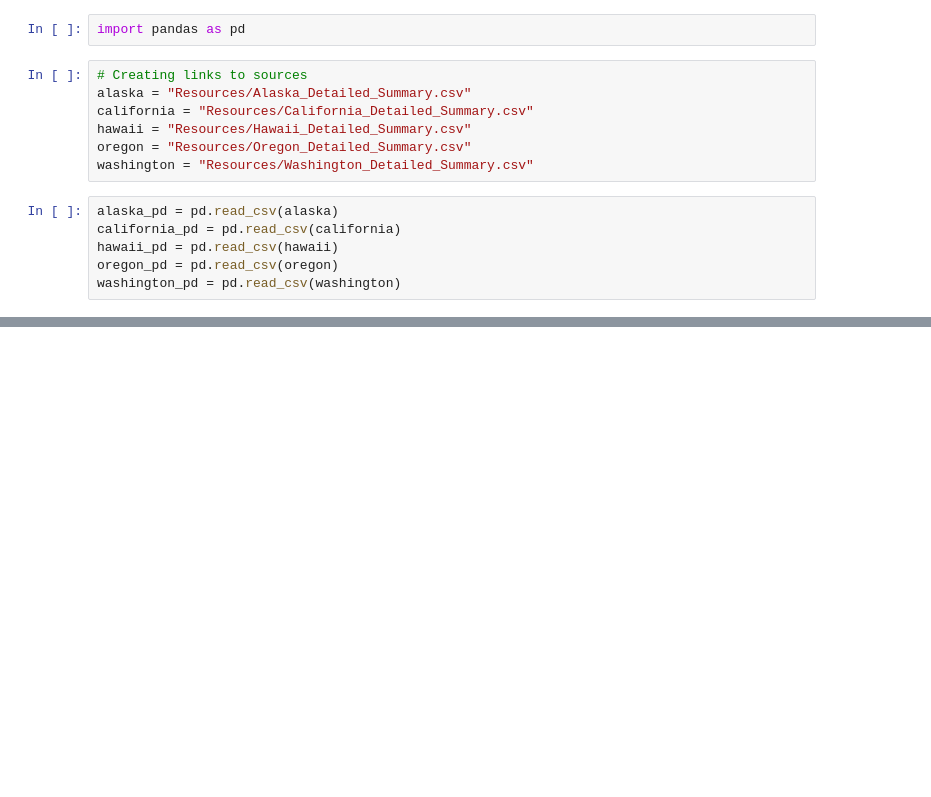
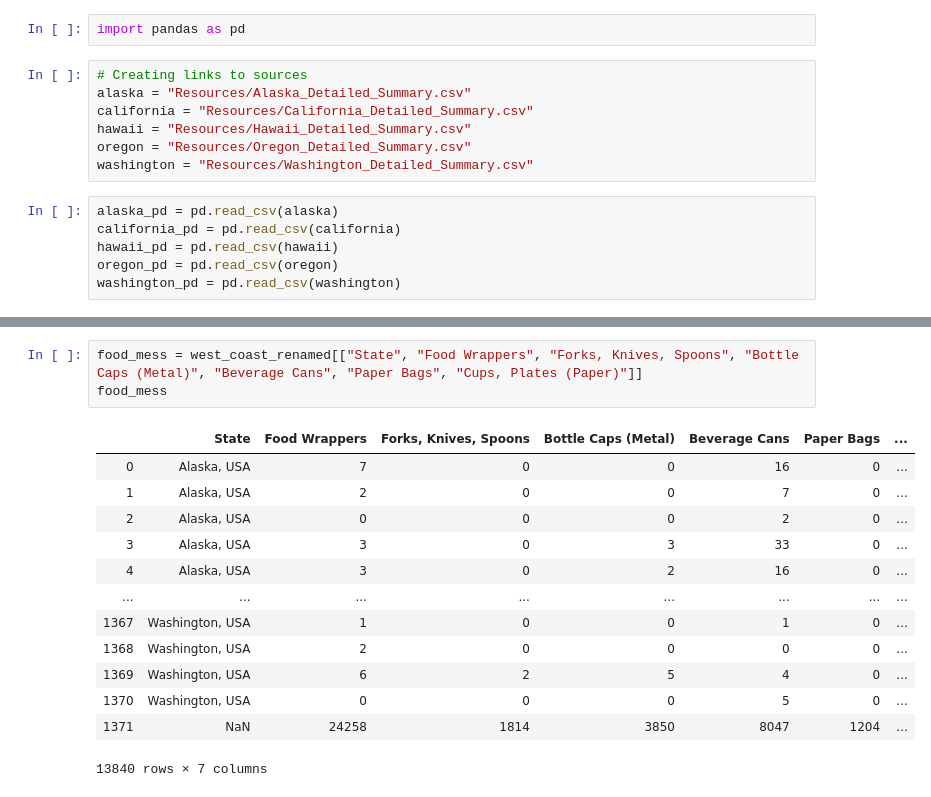
Before and after one commit to deirdrebclark/Project1, a Jupyter notebook: West Coast Data.ipynb, the cells around one changed output, grey strips where cells are left out. Cells and saved outputs as stored; diff of their text form; blank space fills up the shorter version.

```diff
--- a/West Coast Data.ipynb
+++ b/West Coast Data.ipynb
@@ -33,0 +290,17 @@ west_coast
+# %%
+food_mess = west_coast_renamed[["State", "Food Wrappers", "Forks, Knives, Spoons", "Bottle Caps (Metal)", "Beverage Cans", "Paper Bags", "Cups, Plates (Paper)"]]
+food_mess
+# %% [output]
+|  | State | Food Wrappers | Forks, Knives, Spoons | Bottle Caps (Metal) | Beverage Cans | Paper Bags | ... |
+| 0 | Alaska, USA | 7 | 0 | 0 | 16 | 0 | ... |
+| 1 | Alaska, USA | 2 | 0 | 0 | 7 | 0 | ... |
+| 2 | Alaska, USA | 0 | 0 | 0 | 2 | 0 | ... |
+| 3 | Alaska, USA | 3 | 0 | 3 | 33 | 0 | ... |
+| 4 | Alaska, USA | 3 | 0 | 2 | 16 | 0 | ... |
+| ... | ... | ... | ... | ... | ... | ... | ... |
+| 1367 | Washington, USA | 1 | 0 | 0 | 1 | 0 | ... |
+| 1368 | Washington, USA | 2 | 0 | 0 | 0 | 0 | ... |
+| 1369 | Washington, USA | 6 | 2 | 5 | 4 | 0 | ... |
+| 1370 | Washington, USA | 0 | 0 | 0 | 5 | 0 | ... |
+| 1371 | NaN | 24258 | 1814 | 3850 | 8047 | 1204 | ... |
+13840 rows × 7 columns
```
Also changed, not shown: parts of 22 cells of this notebook, 1 other file.
